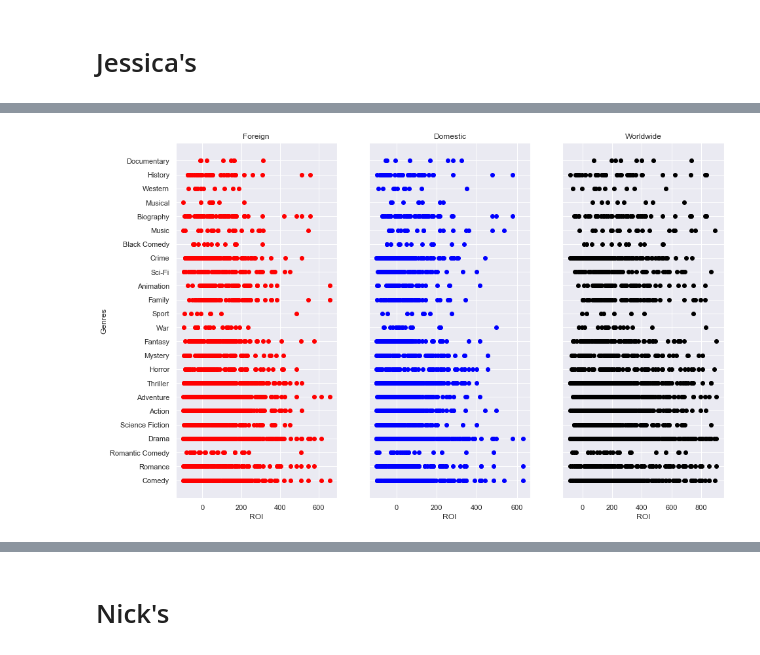
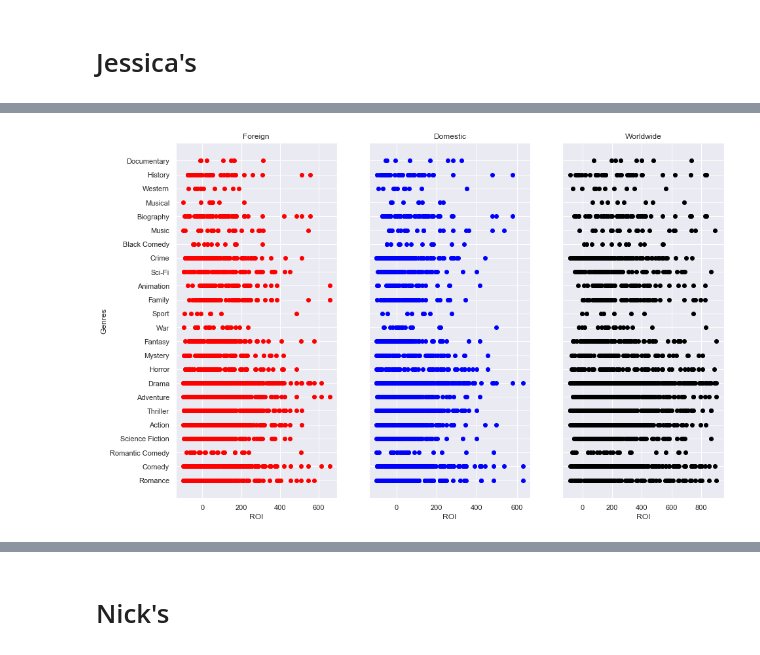
Before and after one commit to conlpate/dsc-mod-1-project-v2-1-onl01-dtsc-pt-052620, a Jupyter notebook: FINAL_MERGED.ipynb, the cells around one changed output, grey strips where cells are left out. Drawn from its saved outputs; the diff is of its cells as text; code cells hidden in the pictures.

```diff
--- a/FINAL_MERGED.ipynb
+++ b/FINAL_MERGED.ipynb
@@ -310,7 +310,8 @@ dict(resp.json())
 # Defining Function to Arrange Data into Dictionary for Given Movie
 
 def API_request(movie):
-    resp = requests.get('https://api.themoviedb.org/3/movie/' + str(movie) + '?api_key=' + str(API_key))
+    resp = requests.get('https://api.themoviedb.org/3/movie/' + str(movie)
+                        + '?api_key=' + str(API_key))
     if resp.status_code == requests.codes.ok:
         temp = dict(resp.json())
         movie = {}
@@ -827,2 +835,9 @@ Text(0.5, 1.0, 'Genres with the Highest ROI over Ten Years')
 # %% [markdown]
 # Jessica's
+# %%
+s = final_df.apply(lambda x: pd.Series(x['genres']),
+                           axis=1).stack().reset_index(level=1, drop=True)
+s.name = 'genre'
+final_df_expanded = plot_df_filtered.drop('genres',axis=1).join(s)
+
+final_df_expanded
@@ -833,41 +862,41 @@ def roi (gross, budget):
     return (percentage)
 
 # Calculating ROI
-plot_df_expanded['domestic_roi'] = roi(plot_df_expanded['domestic_gross'],
-                                       plot_df_expanded['production_budget'])
-plot_df_expanded['foreign_roi'] = roi(plot_df_expanded['foreign_gross'],
-                                      plot_df_expanded['production_budget'])
-plot_df_expanded['worldwide_roi'] = roi(plot_df_expanded['worldwide_gross'],
-                                        plot_df_expanded['production_budget'])
+final_df_expanded['domestic_roi'] = roi(final_df_expanded['domestic_gross'],
+                                       final_df_expanded['production_budget'])
+final_df_expanded['foreign_roi'] = roi(final_df_expanded['foreign_gross'],
+                                      final_df_expanded['production_budget'])
+final_df_expanded['worldwide_roi'] = roi(final_df_expanded['worldwide_gross'],
+                                        final_df_expanded['production_budget'])
 
-# Extracting the Month
-plot_df_expanded['year'] = pd.DatetimeIndex(plot_df_expanded['release_date']).year
+# Extracting the year
+final_df_expanded['year'] = pd.DatetimeIndex(final_df_expanded['release_date']).year
 # %%
 sns.set()
 
 # Important Values
-x = plot_df_expanded['genre']
-f = plot_df_expanded['foreign_roi']
-d = plot_df_expanded['domestic_roi']
-w = plot_df_expanded['worldwide_roi']
+x = final_df_expanded['genre']
+f = final_df_expanded['foreign_roi']
+d = final_df_expanded['domestic_roi']
+w = final_df_expanded['worldwide_roi']
 
 # Create Figure and Subplots
 fig, (ax1, ax2, ax3) = plt.subplots(1,3, sharey=True, figsize =(15, 10))
 
 # Plot
 ax1.scatter(f, x, color='red')
 ax2.scatter(d, x, color='blue')
 ax3.scatter(w, x, color='black')
 
 # Title, X and Y labels
 ax1.set_title('Foreign'); ax2.set_title('Domestic'); ax3.set_title('Worldwide');
 ax1.set_xlabel('ROI');  ax2.set_xlabel('ROI'); ax3.set_xlabel('ROI');
 ax1.set_ylabel('Genres');
 
 # Output the final plot
 plt.show()
 # %% [output]
-[figure, old version]
+[figure, new version]
 # %%
 # Comparing Average ROI Across Genres
 averageroi = plot_df_expanded.groupby(['genre'], as_index=False).mean()
```
Also changed, not shown: parts of 20 cells of this notebook, 1 other file.
